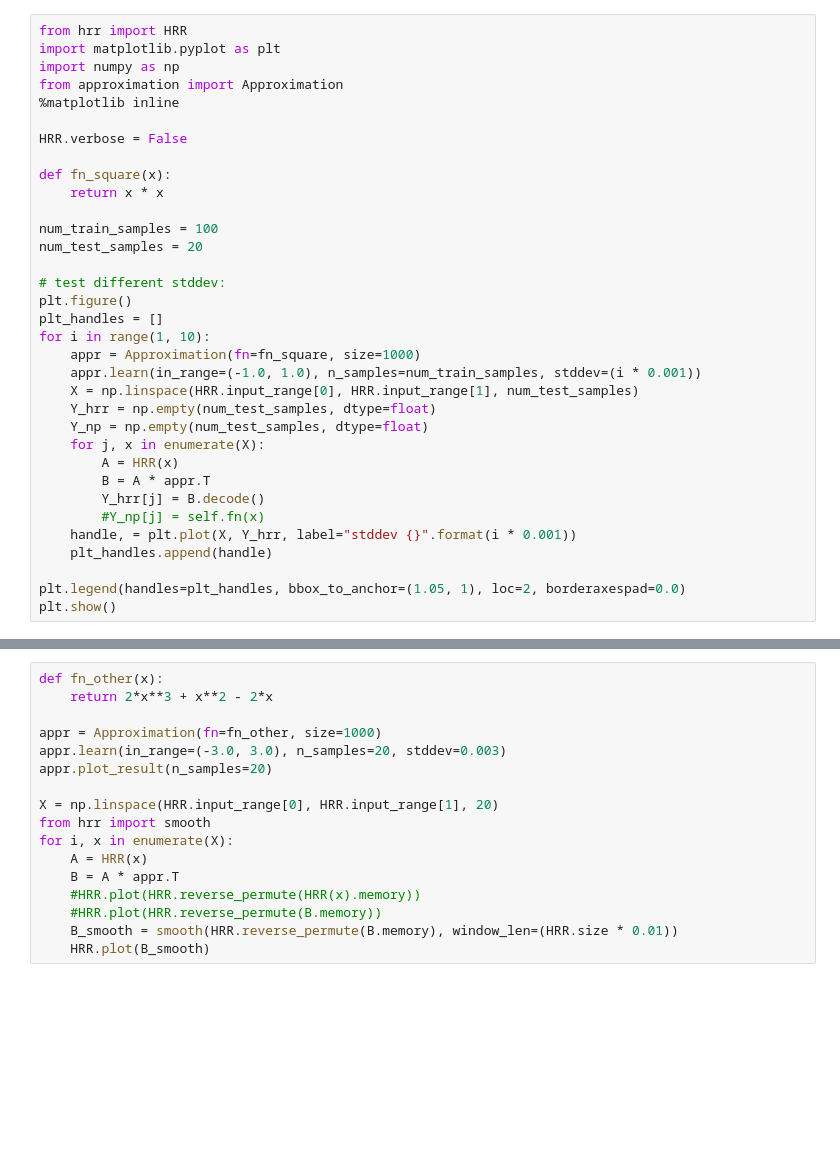
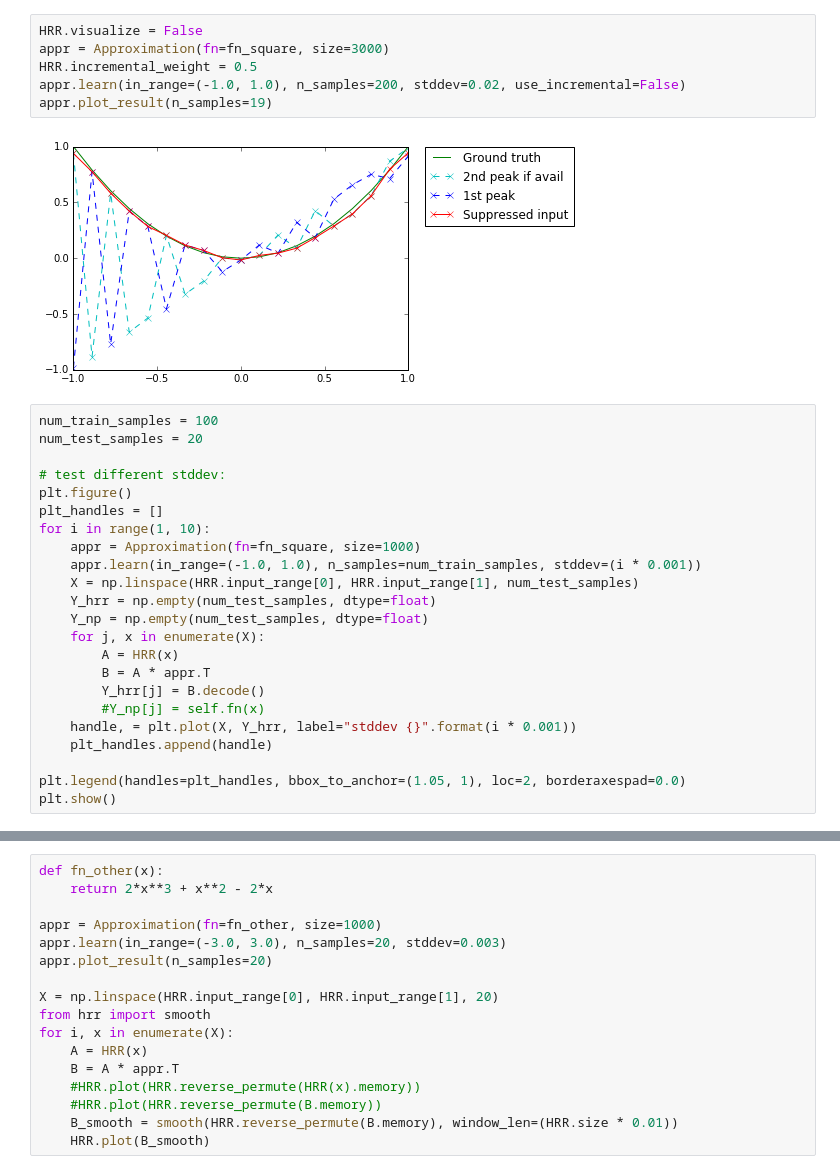
Before and after one commit to HBPNeurorobotics/holographic, a Jupyter notebook: vsa/HRR_approximation.ipynb, the cells around one changed output, grey strips where cells are left out. Cells and saved outputs as stored; diff of their text form; blank space fills up the shorter version.

Commit message:
Update approximation test Jupyter notebook

```diff
--- a/vsa/HRR_approximation.ipynb
+++ b/vsa/HRR_approximation.ipynb
@@ -1,15 +12,12 @@
+# %%
+HRR.visualize = False
+appr = Approximation(fn=fn_square, size=3000)
+HRR.incremental_weight = 0.5
+appr.learn(in_range=(-1.0, 1.0), n_samples=200, stddev=0.02, use_incremental=False)
+appr.plot_result(n_samples=19)
+# %% [output]
+[figure, added]
 # %%
-from hrr import HRR
-import matplotlib.pyplot as plt
-import numpy as np
-from approximation import Approximation
-%matplotlib inline
-
-HRR.verbose = False
-
-def fn_square(x):
-    return x * x
-
 num_train_samples = 100
 num_test_samples = 20
 
```
Also changed, not shown: parts of 4 cells of this notebook.
